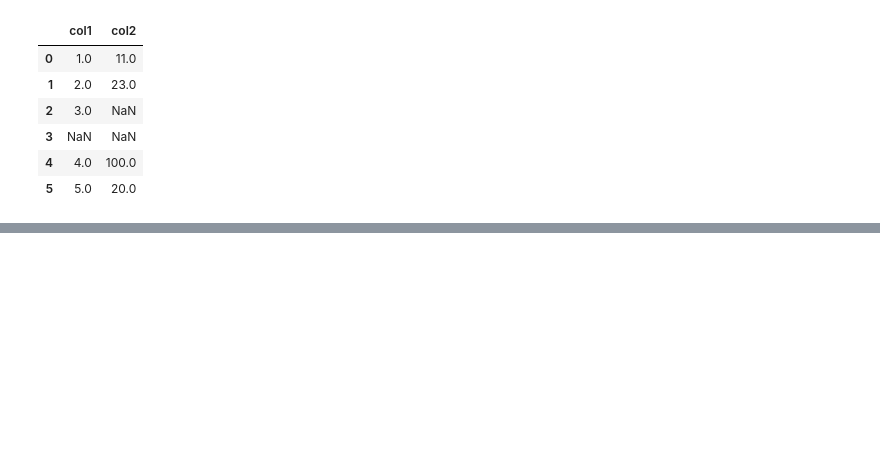
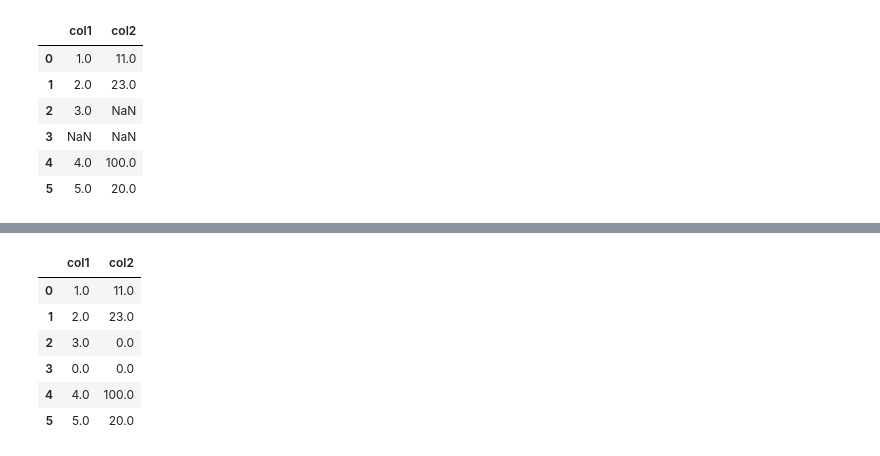
Before and after one commit to Aakashdoraisamy/Core_to_Advanced_Python, a Jupyter notebook: Python_Libraries/pandas/pandas.ipynb, the cells around one changed output, grey strips where cells are left out. Drawn from its saved outputs; the diff is of its cells as text; code cells hidden in the pictures; blank space fills up the shorter version.

```diff
--- a/Python_Libraries/pandas/pandas.ipynb
+++ b/Python_Libraries/pandas/pandas.ipynb
@@ -698,0 +720,11 @@ df
+# %%
+df.fillna(0) # why it returns 0.0 becuase dataframe is combination of series and where series is accepts only one datatype (homogeneous)
+# it returns new dataframee and it will not update orignial dataframe until we use inplace = True
+# %% [output]
+|  | col1 | col2 |
+| 0 | 1.0 | 11.0 |
+| 1 | 2.0 | 23.0 |
+| 2 | 3.0 | 0.0 |
+| 3 | 0.0 | 0.0 |
+| 4 | 4.0 | 100.0 |
+| 5 | 5.0 | 20.0 |
```
Also changed, not shown: parts of 6 cells of this notebook.
